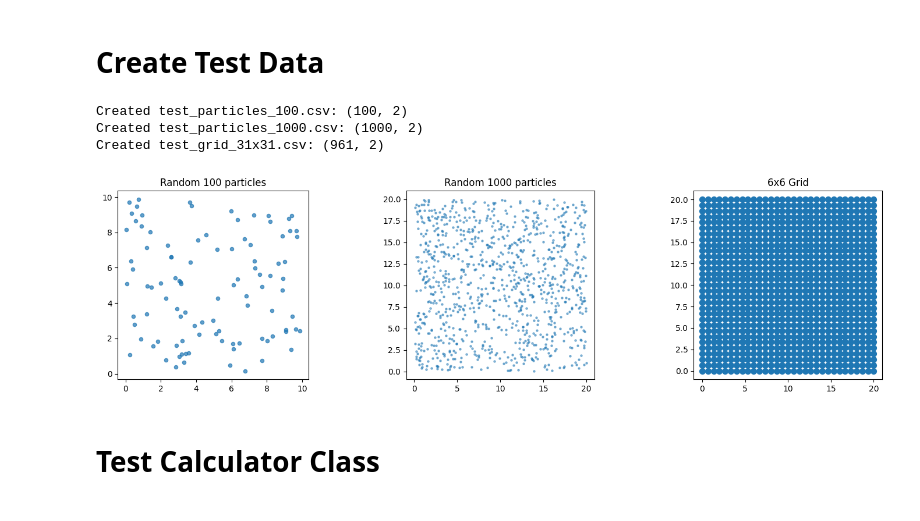
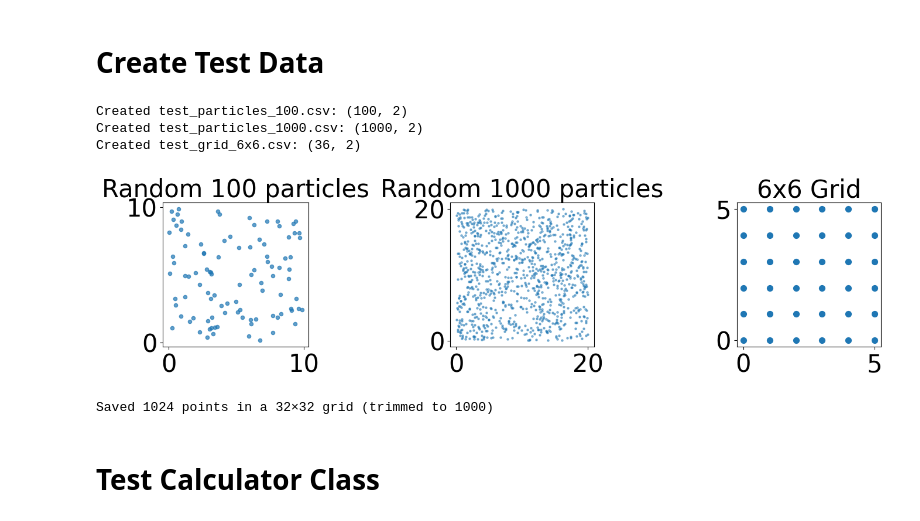
Before and after one commit to GilGCardoso/portfolio, a Jupyter notebook: PhD/Analysis/notebooks/test_notebook.ipynb, the cells around one changed output. Saved outputs shown, nothing was run; the diff lists cells and outputs as text; code cells hidden in the pictures.

```diff
--- a/PhD/Analysis/notebooks/test_notebook.ipynb
+++ b/PhD/Analysis/notebooks/test_notebook.ipynb
@@ -54,40 +51,63 @@ def create_test_data():
     print(f"Created test_particles_1000.csv: {particles_1000.shape}")
 
     # Test 3: Simple grid for validation
-    x = np.linspace(0, 20, 31)
-    y = np.linspace(0, 20, 31)
+    x = np.linspace(0, 5, 6)
+    y = np.linspace(0, 5, 6)
     xx, yy = np.meshgrid(x, y)
     grid_particles = np.column_stack([xx.ravel(), yy.ravel()])
-    np.savetxt('data/test_grid_31x31.csv', grid_particles, delimiter=',')
-    print(f"Created test_grid_31x31.csv: {grid_particles.shape}")
+    np.savetxt('data/test_grid_6x6.csv', grid_particles, delimiter=',')
+    print(f"Created test_grid_6x6.csv: {grid_particles.shape}")
 
     return particles_100, particles_1000, grid_particles
 
 # Create test data
 particles_100, particles_1000, grid_particles = create_test_data()
 
 # Visualize test data
 fig, axes = plt.subplots(1, 3, figsize=(15, 4))
 
 axes[0].scatter(particles_100[:, 0], particles_100[:, 1], s=20, alpha=0.7)
 axes[0].set_title('Random 100 particles')
 axes[0].set_aspect('equal')
 
 axes[1].scatter(particles_1000[:, 0], particles_1000[:, 1], s=5, alpha=0.5)
 axes[1].set_title('Random 1000 particles')
 axes[1].set_aspect('equal')
 
 axes[2].scatter(grid_particles[:, 0], grid_particles[:, 1], s=50)
 axes[2].set_title('6x6 Grid')
 axes[2].set_aspect('equal')
 
 plt.tight_layout()
 plt.show()
 # %% [output]
 Created test_particles_100.csv: (100, 2)
 Created test_particles_1000.csv: (1000, 2)
-Created test_grid_31x31.csv: (961, 2)
+Created test_grid_6x6.csv: (36, 2)
-[figure, old version]
+[figure, new version]
+# %%
+import numpy as np
+import pandas as pd
+
+# target points
+n_points = 1000
+
+# find grid size just above n_points
+side = int(np.ceil(np.sqrt(n_points)))
+x = np.linspace(0, 1, side, endpoint=False)
+y = np.linspace(0, 1, side, endpoint=False)
+
+# generate full grid
+X, Y = np.meshgrid(x, y)
+points = np.column_stack((X.ravel(), Y.ravel()))
+
+# save as CSV (two columns: x, y)
+df = pd.DataFrame(points, columns=['x', 'y'])
+df.to_csv('./data/test_particles_1024.csv', index=False, header=False)
+
+print(f"Saved {len(points)} points in a {side}×{side} grid (trimmed to {n_points})")
+# %% [output]
+Saved 1024 points in a 32×32 grid (trimmed to 1000)
 # %% [markdown]
 # Test Calculator Class
 # %%
```
Also changed, not shown: parts of 8 cells of this notebook, 3 other files.
